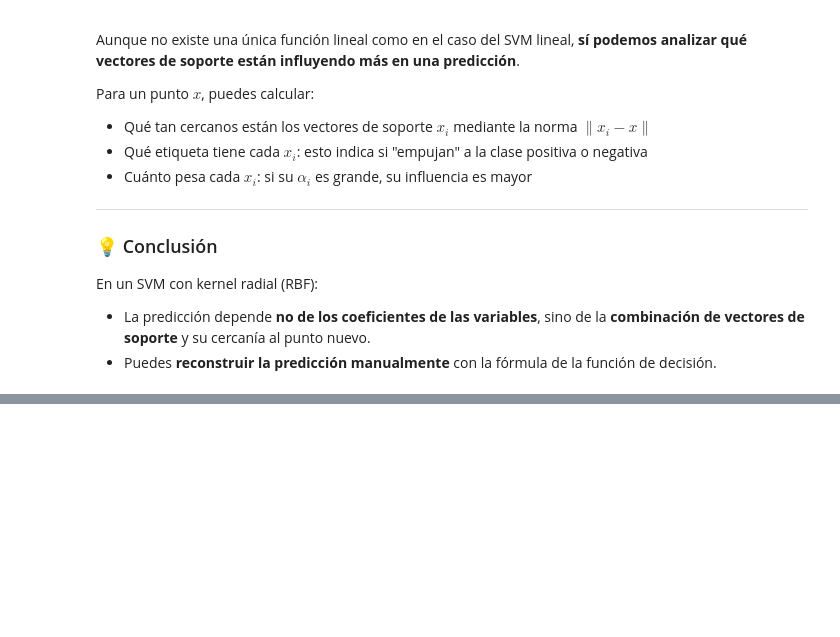
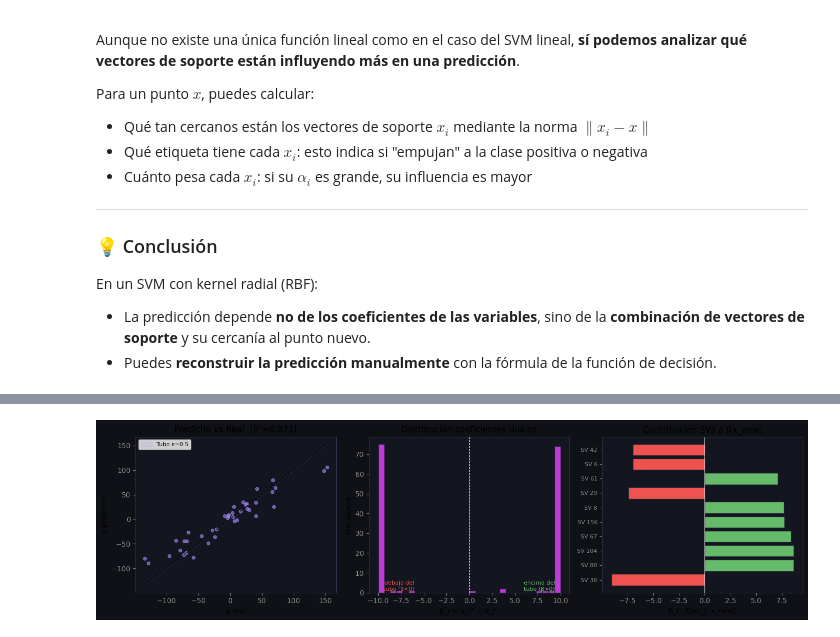
Before and after one commit to pikey-msc/AprendizMaquina, a Jupyter notebook: 2026-2/SMV.ipynb, the cells around one changed output, grey strips where cells are left out. Cells and saved outputs as stored; diff of their text form; code cells hidden in the pictures; blank space fills up the shorter version.

```diff
--- a/2026-2/SMV.ipynb
+++ b/2026-2/SMV.ipynb
@@ -1787,0 +1841,96 @@ En un SVM con kernel radial (RBF):
+# %%
+# ── 4. Función de decisión manual en x_new ────────────────────────────
+#
+#   f(x) = Σ_i β_i · K(x_sv_i, x) + b
+#
+#   donde K(a, b) = exp(-γ ‖a - b‖²)
+#
+x_new = X_test[0].reshape(1, -1)
+
+# Vía sklearn
+K_sklearn = rbf_kernel(X_sv, x_new, gamma=gamma).flatten()
+pred_sklearn = np.dot(dual_coef, K_sklearn) + b
+
+# Cálculo manual explícito (idéntico al tuyo para SVC)
+dist2   = [np.sum((X_sv[i] - x_new.flatten())**2) for i in range(len(X_sv))]
+K_manual = [np.exp(-gamma * d) for d in dist2]
+pred_manual = np.dot(dual_coef, K_manual) + b
+
+print(f"\nPredicción manual  (kernel explícito) : {pred_manual:.6f}")
+print(f"Predicción sklearn (rbf_kernel)       : {pred_sklearn:.6f}")
+print(f"Predicción modelo  (.predict)         : {modelo.predict(x_new)[0]:.6f}")
+print(f"Valor real y_test[0]                  : {y_test[0]:.6f}")
+print(f"Residuo |y - f(x)|                   : {abs(y_test[0]-pred_manual):.6f}")
+print(f"¿Dentro del tubo ε={eps}?            : {abs(y_test[0]-pred_manual) <= eps}")
+
+# ── 5. Desglose por vector de soporte ─────────────────────────────────
+contrib = dual_coef * np.array(K_manual)   # β_i · K(x_sv_i, x_new)
+top5    = np.argsort(np.abs(contrib))[::-1][:5]
+
+print("\nTop-5 vectores de soporte por contribución a f(x_new):")
+print(f"{'SV idx':>7} {'β_i':>10} {'K(sv,x)':>10} {'β_i·K':>12}")
+for k in top5:
+    print(f"{sv_idx[k]:>7} {dual_coef[k]:>10.4f} "
+          f"{K_manual[k]:>10.6f} {contrib[k]:>12.6f}")
+print(f"{'sesgo b':>7} {'':>10} {'':>10} {b:>12.6f}")
+print(f"{'TOTAL f(x)':>7} {'':>10} {'':>10} {pred_manual:>12.6f}")
+
+# ── 6. Métricas en test ───────────────────────────────────────────────
+y_pred = modelo.predict(X_test)
+mse  = mean_squared_error(y_test, y_pred)
+rmse = np.sqrt(mse)
+r2   = r2_score(y_test, y_pred)
+mae  = np.mean(np.abs(y_test - y_pred))
+pct_tube = np.mean(np.abs(y_test - y_pred) <= eps)
+
+print(f"\nMétricas test:")
+print(f"  R²   = {r2:.4f}")
+print(f"  RMSE = {rmse:.4f}")
+print(f"  MAE  = {mae:.4f}")
+print(f"  % dentro del tubo ε={eps}: {100*pct_tube:.1f}%")
+
+# ── 7. Visualización ─────────────────────────────────────────────────
+fig, axes = plt.subplots(1, 3, figsize=(14, 4))
+
+# 7a. Predicho vs real
+ax = axes[0]
+mi, ma = min(y_test.min(), y_pred.min()), max(y_test.max(), y_pred.max())
+ax.scatter(y_test, y_pred, s=20, alpha=0.6, color='#a78bfa')
+ax.plot([mi, ma], [mi, ma], 'k--', lw=1)
+ax.fill_between([mi, ma], [mi-eps, ma-eps], [mi+eps, ma+eps],
+                alpha=0.12, color='#a78bfa', label=f'Tubo ε={eps}')
+ax.set_xlabel('y real'); ax.set_ylabel('y predicho')
+ax.set_title(f'Predicho vs Real  (R²={r2:.3f})')
+ax.legend(fontsize=8)
+
+# 7b. Distribución de β_i = dual_coef_
+ax = axes[1]
+ax.hist(dual_coef, bins=30, color='#e040fb', edgecolor='#1e2130', alpha=0.85)
+ax.axvline(0, color='white', lw=0.8, ls='--')
+ax.set_xlabel('β_i = α_i⁺ − α_i⁻')
+ax.set_ylabel('Frecuencia')
+ax.set_title('Distribución coeficientes duales')
+ax.annotate('encima del\ntubo (β>0)', xy=(dual_coef.max()*0.6, 1),
+            color='#66bb6a', fontsize=8)
+ax.annotate('debajo del\ntubo (β<0)', xy=(dual_coef.min()*0.6, 1),
+            color='#ef5350', fontsize=8, ha='right')
+
+# 7c. Contribución top-10 SVs a f(x_new)
+ax = axes[2]
+top10 = np.argsort(np.abs(contrib))[::-1][:10]
+colors = ['#66bb6a' if c > 0 else '#ef5350' for c in contrib[top10]]
+ax.barh(range(10), contrib[top10], color=colors, edgecolor='#1e2130')
+ax.set_yticks(range(10))
+ax.set_yticklabels([f"SV {sv_idx[k]}" for k in top10], fontsize=8)
+ax.axvline(0, color='white', lw=0.8)
+ax.set_xlabel('β_i · K(sv_i, x_new)')
+ax.set_title('Contribución SVs a f(x_new)')
+
+for ax in axes:
+    ax.set_facecolor('#13151f'); ax.tick_params(colors='#888')
+    for sp in ax.spines.values(): sp.set_edgecolor('#2d3148')
+fig.patch.set_facecolor('#0f1117')
+plt.tight_layout()
+plt.show()
+del contrib, K_manual, K_sklearn, dist2; gc.collect();
+# %% [output]
@@ -1787,0 +1954 @@ En un SVM con kernel radial (RBF):
+[figure, added]
```
Also changed, not shown: parts of 10 cells of this notebook.
